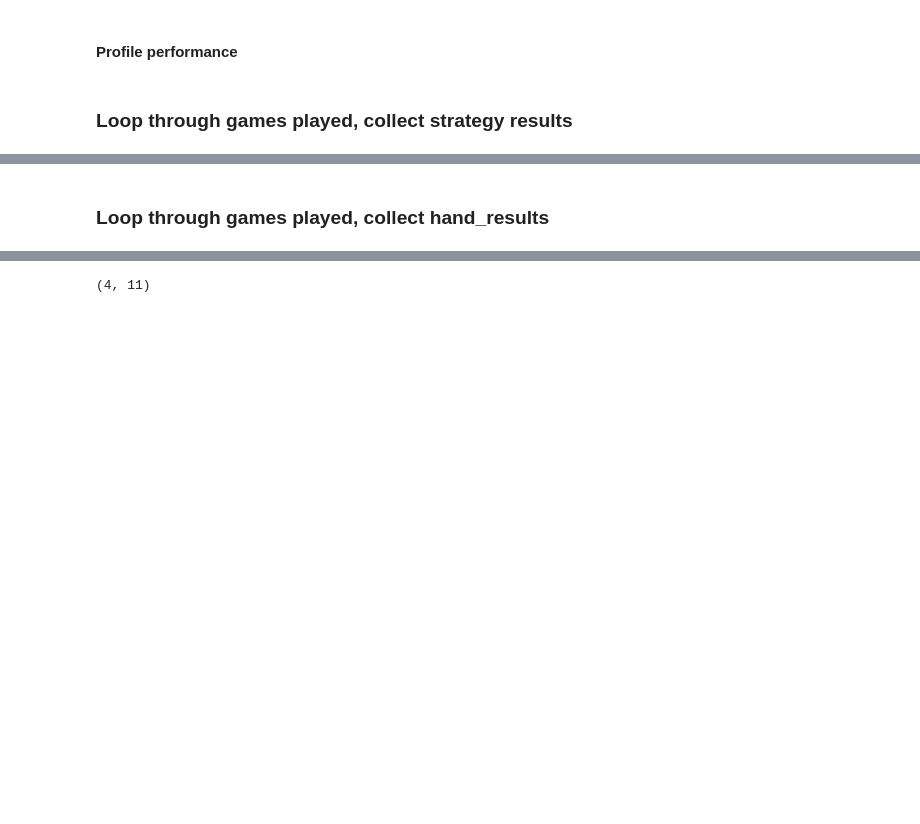
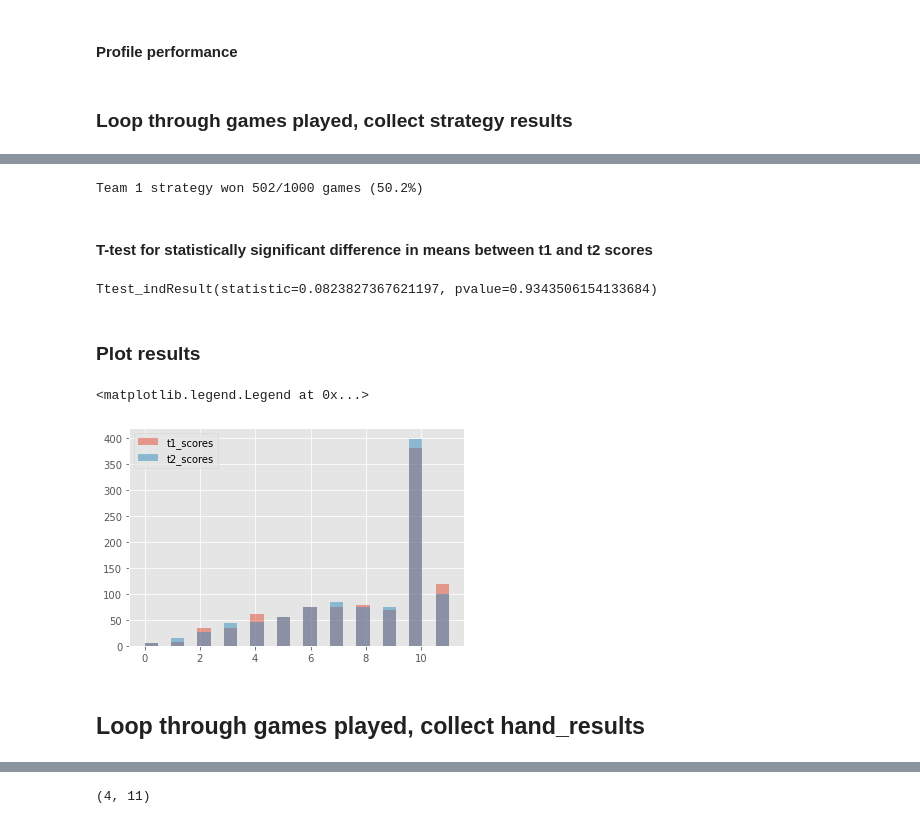
Before and after one commit to jeremypmobley/nonsense, a Jupyter notebook: euchre/euchre_dev.ipynb, the cells around one changed output, grey strips where cells are left out. Cells and saved outputs as stored; diff of their text form; code cells hidden in the pictures; blank space fills up the shorter version.

```diff
--- a/euchre/euchre_dev.ipynb
+++ b/euchre/euchre_dev.ipynb
@@ -331,0 +348,13 @@ strategy_results
+# %%
+print(f"""Team 1 strategy won {strategy_results['t1_wins']}/{N_GAMES_TO_PLAY} games \
+({strategy_results['t1_wins']/N_GAMES_TO_PLAY*100}%)""")
+# %% [output]
+Team 1 strategy won 502/1000 games (50.2%)
+# %% [markdown]
+#### T-test for statistically significant difference in means between t1 and t2 scores
+# %%
+ttest_ind(strategy_results['t1_scores'], strategy_results['t2_scores'])
+# %% [output]
+Ttest_indResult(statistic=0.0823827367621197, pvalue=0.9343506154133684)
+# %% [markdown]
+### Plot results
@@ -332,2 +363,10 @@ strategy_results
+# %%
+plt.style.use('ggplot')
+plt.hist(strategy_results['t1_scores'], bins=23, alpha=0.5, label='t1_scores')
+plt.hist(strategy_results['t2_scores'], bins=23, alpha=0.5, label='t2_scores')
+plt.legend(loc='upper left')
+# %% [output]
+<matplotlib.legend.Legend at 0x...>
+[figure, added]
 # %% [markdown]
-### Loop through games played, collect hand_results
+## Loop through games played, collect hand_results
```
Also changed, not shown: parts of 62 cells of this notebook, 2 other files.
